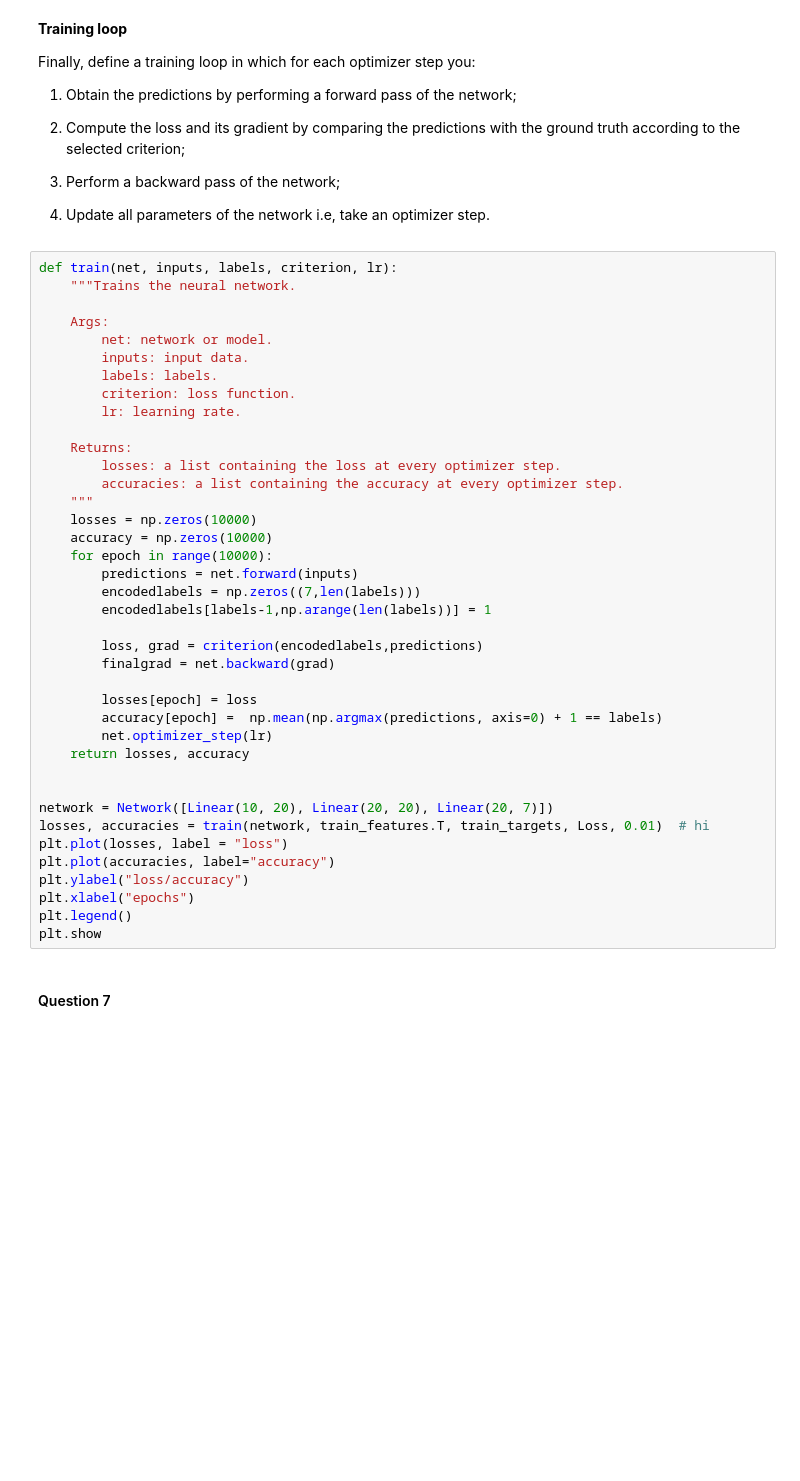
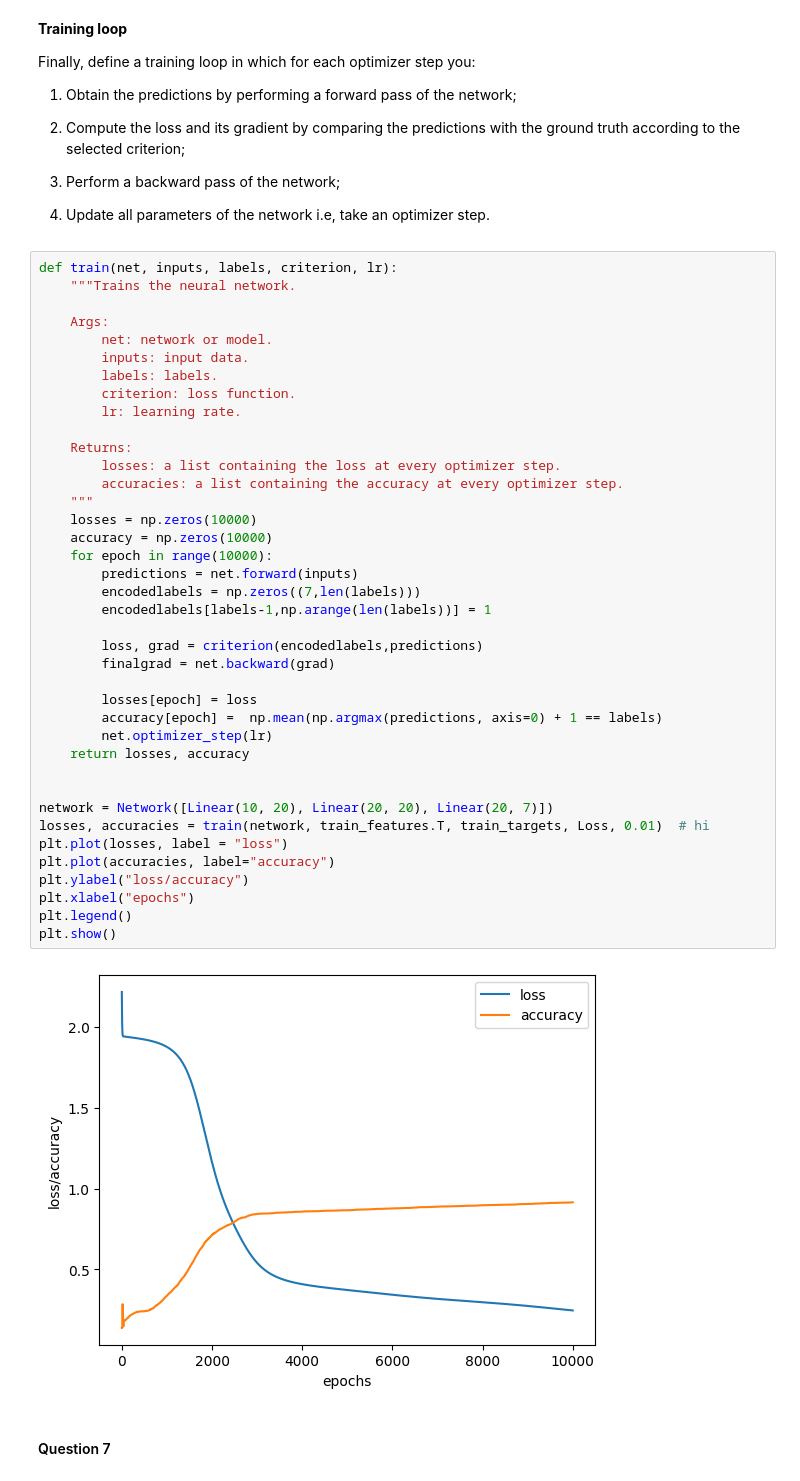
Before and after one commit to Eliminator1357/CI-ANN, a Jupyter notebook: src/Main.ipynb, the cells around one changed output. Cells and saved outputs as stored; diff of their text form; blank space fills up the shorter version.

```diff
--- a/src/Main.ipynb
+++ b/src/Main.ipynb
@@ -358,34 +358,36 @@ def train(net, inputs, labels, criterion, lr):
         criterion: loss function.
         lr: learning rate.
 
     Returns:
         losses: a list containing the loss at every optimizer step.
         accuracies: a list containing the accuracy at every optimizer step.
     """
     losses = np.zeros(10000)
     accuracy = np.zeros(10000)
     for epoch in range(10000):
         predictions = net.forward(inputs)
         encodedlabels = np.zeros((7,len(labels)))
         encodedlabels[labels-1,np.arange(len(labels))] = 1
 
         loss, grad = criterion(encodedlabels,predictions)
         finalgrad = net.backward(grad)
 
         losses[epoch] = loss
         accuracy[epoch] =  np.mean(np.argmax(predictions, axis=0) + 1 == labels)
         net.optimizer_step(lr)
     return losses, accuracy
 
 
 network = Network([Linear(10, 20), Linear(20, 20), Linear(20, 7)])
 losses, accuracies = train(network, train_features.T, train_targets, Loss, 0.01)  # hi
 plt.plot(losses, label = "loss")
 plt.plot(accuracies, label="accuracy")
 plt.ylabel("loss/accuracy")
 plt.xlabel("epochs")
 plt.legend()
-plt.show
+plt.show()
+# %% [output]
+[figure, added]
 # %% [markdown]
 #### Question 7
 # %% [markdown]
```
Also changed, not shown: parts of 4 cells of this notebook.
